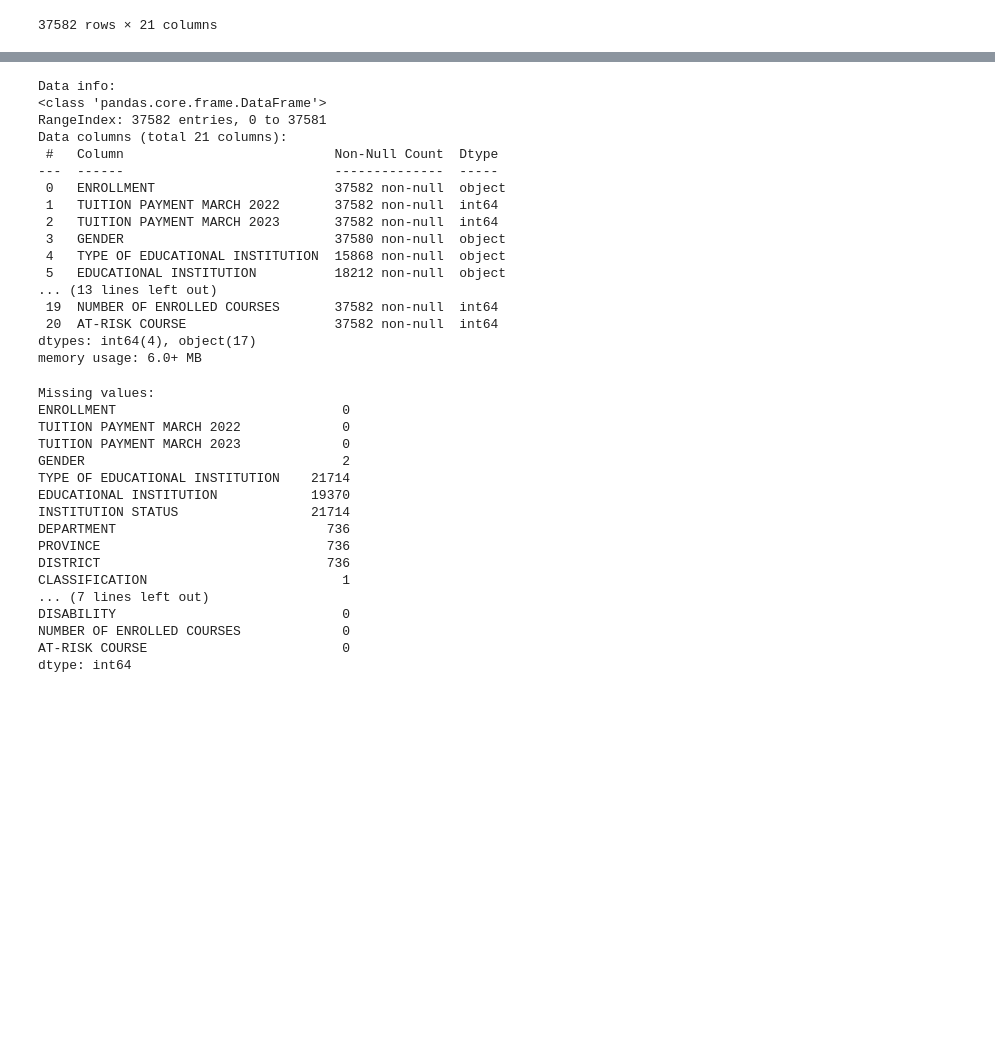
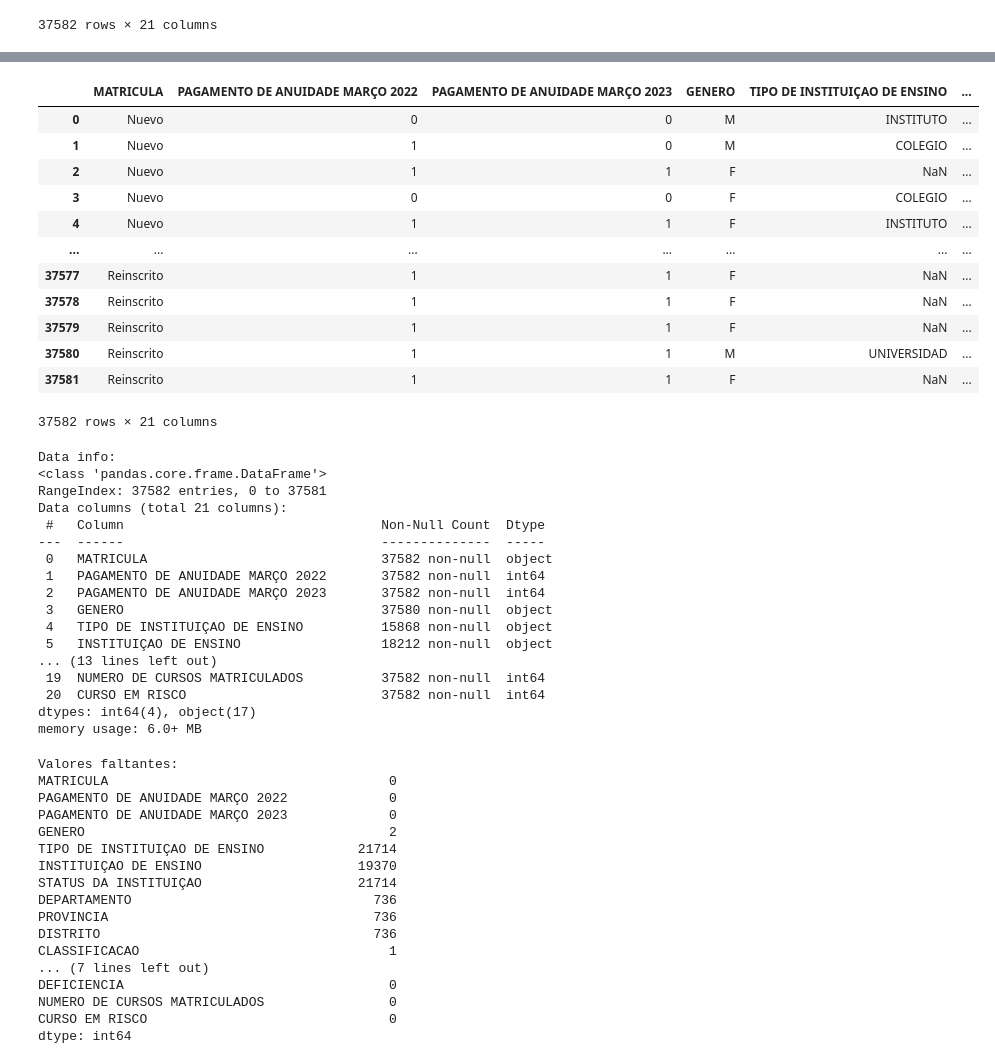
Before and after one commit to beabento/AprendizagemSupervisionada, a Jupyter notebook: projeto_escola_peru.ipynb, the cells around one changed output, grey strips where cells are left out. Drawn from its saved outputs; the diff is of its cells as text; code cells hidden in the pictures; blank space fills up the shorter version.

```diff
--- a/projeto_escola_peru.ipynb
+++ b/projeto_escola_peru.ipynb
@@ -83,44 +183,63 @@ data
+# %%
+# Configura para exibir todas as colunas
+pd.set_option('display.max_columns', None)
+# %%
+df_traduzido
+# %% [output]
+|  | MATRICULA | PAGAMENTO DE ANUIDADE MARÇO 2022 | PAGAMENTO DE ANUIDADE MARÇO 2023 | GENERO | TIPO DE INSTITUIÇAO DE ENSINO | ... |
+| 0 | Nuevo | 0 | 0 | M | INSTITUTO | ... |
+| 1 | Nuevo | 1 | 0 | M | COLEGIO | ... |
+| 2 | Nuevo | 1 | 1 | F | NaN | ... |
+| 3 | Nuevo | 0 | 0 | F | COLEGIO | ... |
+| 4 | Nuevo | 1 | 1 | F | INSTITUTO | ... |
+| ... | ... | ... | ... | ... | ... | ... |
+| 37577 | Reinscrito | 1 | 1 | F | NaN | ... |
+| 37578 | Reinscrito | 1 | 1 | F | NaN | ... |
+| 37579 | Reinscrito | 1 | 1 | F | NaN | ... |
+| 37580 | Reinscrito | 1 | 1 | M | UNIVERSIDAD | ... |
+| 37581 | Reinscrito | 1 | 1 | F | NaN | ... |
+37582 rows × 21 columns
 # %%
 print("\nData info:")
-data.info()
+df_traduzido.info()
 # %% [output]
 Data info:
 <class 'pandas.core.frame.DataFrame'>
 RangeIndex: 37582 entries, 0 to 37581
 Data columns (total 21 columns):
- #   Column                           Non-Null Count  Dtype
----  ------                           --------------  -----
- 0   ENROLLMENT                       37582 non-null  object
- 1   TUITION PAYMENT MARCH 2022       37582 non-null  int64
- 2   TUITION PAYMENT MARCH 2023       37582 non-null  int64
- 3   GENDER                           37580 non-null  object
- 4   TYPE OF EDUCATIONAL INSTITUTION  15868 non-null  object
- 5   EDUCATIONAL INSTITUTION          18212 non-null  object
+ #   Column                                 Non-Null Count  Dtype
+---  ------                                 --------------  -----
+ 0   MATRICULA                              37582 non-null  object
+ 1   PAGAMENTO DE ANUIDADE MARÇO 2022       37582 non-null  int64
+ 2   PAGAMENTO DE ANUIDADE MARÇO 2023       37582 non-null  int64
+ 3   GENERO                                 37580 non-null  object
+ 4   TIPO DE INSTITUIÇAO DE ENSINO          15868 non-null  object
+ 5   INSTITUIÇAO DE ENSINO                  18212 non-null  object
 ... (13 lines left out)
- 19  NUMBER OF ENROLLED COURSES       37582 non-null  int64
- 20  AT-RISK COURSE                   37582 non-null  int64
+ 19  NUMERO DE CURSOS MATRICULADOS          37582 non-null  int64
+ 20  CURSO EM RISCO                         37582 non-null  int64
 dtypes: int64(4), object(17)
 memory usage: 6.0+ MB
 # %%
-# Check for missing values
-print("\nMissing values:")
-print(data.isnull().sum())
+# Valores faltantes:
+print("\nValores faltantes:")
+print(df_traduzido.isnull().sum())
 # %% [output]
-Missing values:
-ENROLLMENT                             0
-TUITION PAYMENT MARCH 2022             0
-TUITION PAYMENT MARCH 2023             0
-GENDER                                 2
-TYPE OF EDUCATIONAL INSTITUTION    21714
-EDUCATIONAL INSTITUTION            19370
-INSTITUTION STATUS                 21714
-DEPARTMENT                           736
-PROVINCE                             736
-DISTRICT                             736
-CLASSIFICATION                         1
+Valores faltantes:
+MATRICULA                                    0
+PAGAMENTO DE ANUIDADE MARÇO 2022             0
+PAGAMENTO DE ANUIDADE MARÇO 2023             0
+GENERO                                       2
+TIPO DE INSTITUIÇAO DE ENSINO            21714
+INSTITUIÇAO DE ENSINO                    19370
+STATUS DA INSTITUIÇAO                    21714
+DEPARTAMENTO                               736
+PROVINCIA                                  736
+DISTRITO                                   736
+CLASSIFICACAO                                1
 ... (7 lines left out)
-DISABILITY                             0
-NUMBER OF ENROLLED COURSES             0
-AT-RISK COURSE                         0
+DEFICIENCIA                                  0
+NUMERO DE CURSOS MATRICULADOS                0
+CURSO EM RISCO                               0
 dtype: int64
 # %%
```
Also changed, not shown: parts of 27 cells of this notebook.
